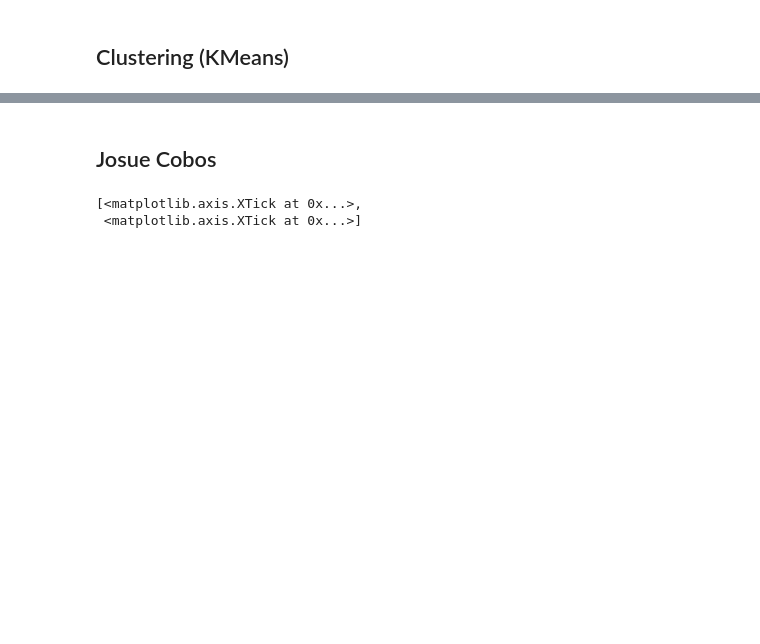
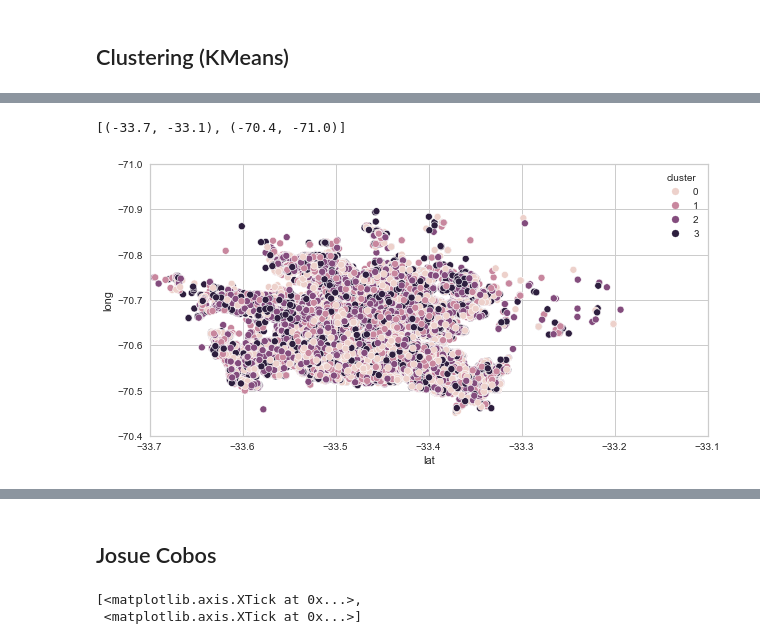
Before and after one commit to enmanuel-mag/ICD-Proyect, a Jupyter notebook: Proyect/notebooks/icd.ipynb, the cells around one changed output, grey strips where cells are left out. Drawn from its saved outputs; the diff is of its cells as text; code cells hidden in the pictures; blank space fills up the shorter version.

```diff
--- a/Proyect/notebooks/icd.ipynb
+++ b/Proyect/notebooks/icd.ipynb
@@ -406,4 +394,10 @@ interDistance.show()
 <AxesSubplot:title={'center':'KMeans Intercluster Distance Map (via MDS)'}, xlabel='PC2', ylabel='PC1'>
 # %%
-dfclus = df.copy()
-dfclus['cluster'] = model.labels_
+df['cluster'] = model.labels_
+# %%
+plt.figure(figsize=(10,5))
+plt.tight_layout()
+sns.scatterplot(data=df, x='lat', y='long', hue='cluster').set(xlim=(-33.70, -33.1), ylim=(-70.4, -71))
+# %% [output]
+[(-33.7, -33.1), (-70.4, -71.0)]
+[figure, added]
```
Also changed, not shown: parts of 23 cells of this notebook, 4 other files.
